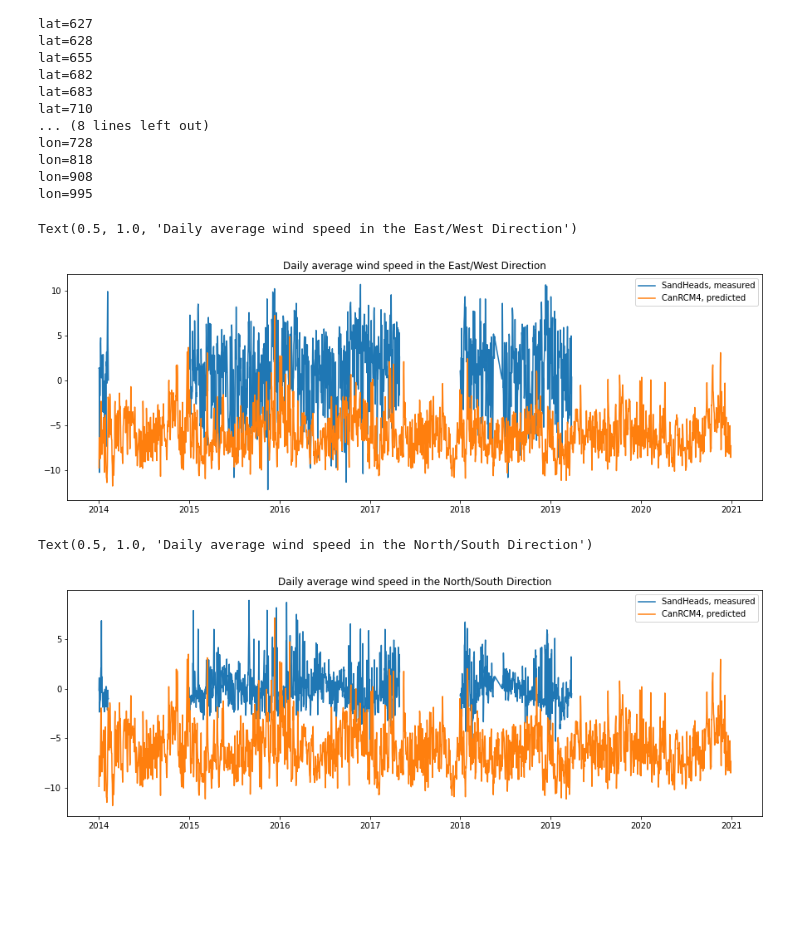
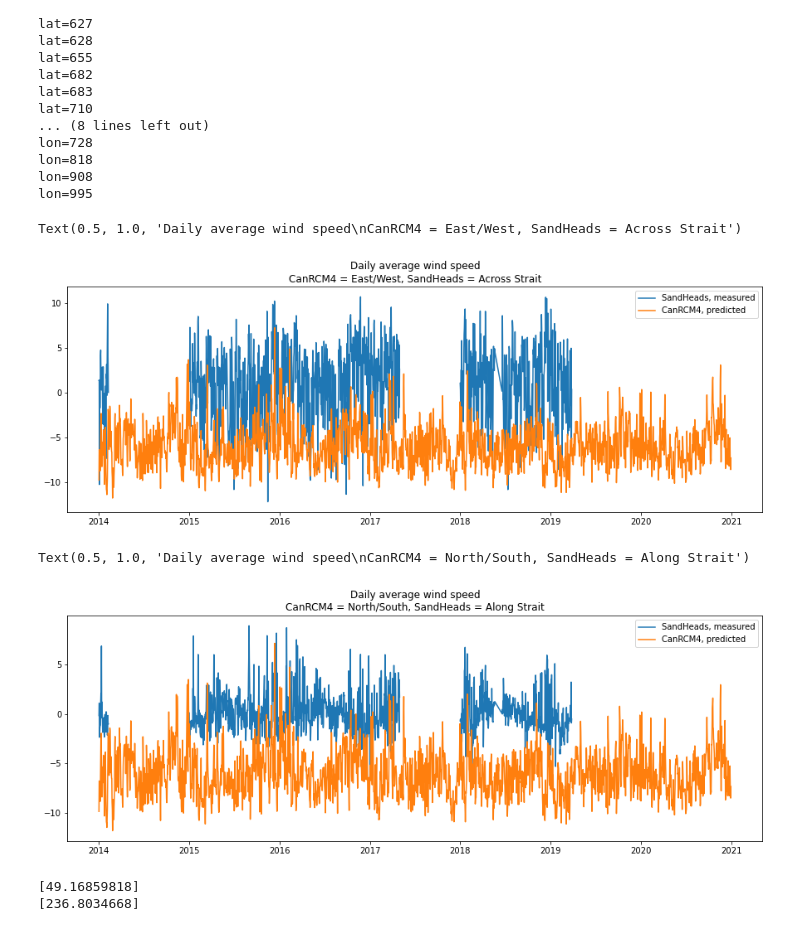
Before and after one commit to rbeutel/eosc510, a Jupyter notebook: SandHead_compare.ipynb, the cells around one changed output. Cells and saved outputs as stored; diff of their text form; code cells hidden in the pictures; blank space fills up the shorter version.

```diff
--- a/SandHead_compare.ipynb
+++ b/SandHead_compare.ipynb
@@ -73,14 +73,14 @@ timeRCM = np.delete(timeRCM,[list(timeRCM).index(dt.datetime(2016,2,29)),list(ti
 # %%
 #plot U component
 plt.figure(figsize=(15,5))
 
 plt.plot(timeSAND,U_sandheads, label='SandHeads, measured')
 plt.plot(timeRCM,RCM_Uwind,label='CanRCM4, predicted')
 plt.legend()
-plt.title('Daily average wind speed in the East/West Direction')
+plt.title('Daily average wind speed\nCanRCM4 = East/West, SandHeads = Across Strait')
 # %% [output]
-Text(0.5, 1.0, 'Daily average wind speed in the East/West Direction')
+Text(0.5, 1.0, 'Daily average wind speed\nCanRCM4 = East/West, SandHeads = Across Strait')
-[figure, old version]
+[figure, new version]
 # %%
 #plot V component
 plt.figure(figsize=(15,5))
@@ -88,7 +88,13 @@ plt.figure(figsize=(15,5))
 plt.plot(timeSAND,V_sandheads, label='SandHeads, measured')
 plt.plot(timeRCM,RCM_Vwind,label='CanRCM4, predicted')
 plt.legend()
-plt.title('Daily average wind speed in the North/South Direction')
+plt.title('Daily average wind speed\nCanRCM4 = North/South, SandHeads = Along Strait')
 # %% [output]
-Text(0.5, 1.0, 'Daily average wind speed in the North/South Direction')
+Text(0.5, 1.0, 'Daily average wind speed\nCanRCM4 = North/South, SandHeads = Along Strait')
-[figure, old version]
+[figure, new version]
+# %%
+print(RCM_lat[544])
+print(RCM_lon[544])
+# %% [output]
+[49.16859818]
+[236.8034668]
```
Also changed, not shown: 3 other files.
